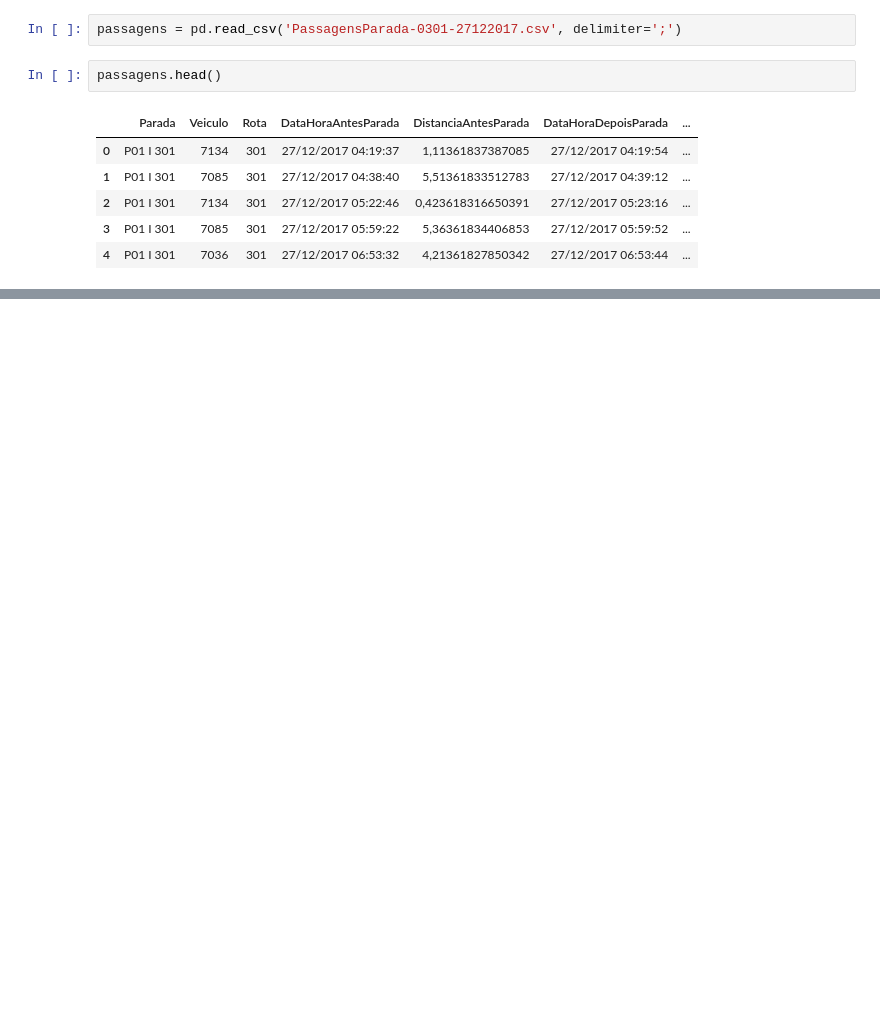
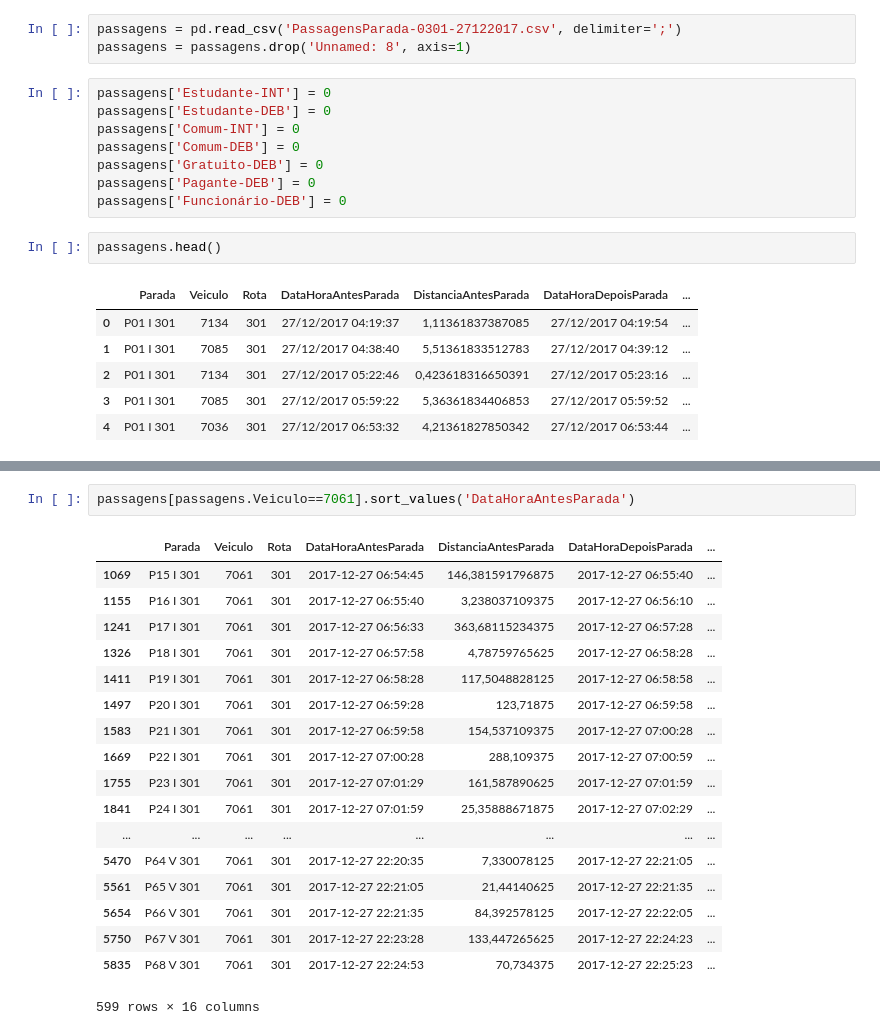
Before and after one commit to ycaroravel/jp_transit_analytics, a Jupyter notebook: Untitled.ipynb, the cells around one changed output, grey strips where cells are left out. Cells and saved outputs as stored; diff of their text form; blank space fills up the shorter version.

```diff
--- a/Untitled.ipynb
+++ b/Untitled.ipynb
@@ -17,5 +46,14 @@ cartoes.head()
 # %%
 passagens = pd.read_csv('PassagensParada-0301-27122017.csv', delimiter=';')
+passagens = passagens.drop('Unnamed: 8', axis=1)
+# %%
+passagens['Estudante-INT'] = 0
+passagens['Estudante-DEB'] = 0
+passagens['Comum-INT'] = 0
+passagens['Comum-DEB'] = 0
+passagens['Gratuito-DEB'] = 0
+passagens['Pagante-DEB'] = 0
+passagens['Funcionário-DEB'] = 0
 # %%
 passagens.head()
 # %% [output]
@@ -27,0 +111,21 @@ passagens.head()
+# %%
+passagens[passagens.Veiculo==7061].sort_values('DataHoraAntesParada')
+# %% [output]
+|  | Parada | Veiculo | Rota | DataHoraAntesParada | DistanciaAntesParada | DataHoraDepoisParada | ... |
+| 1069 | P15 I 301 | 7061 | 301 | 2017-12-27 06:54:45 | 146,381591796875 | 2017-12-27 06:55:40 | ... |
+| 1155 | P16 I 301 | 7061 | 301 | 2017-12-27 06:55:40 | 3,238037109375 | 2017-12-27 06:56:10 | ... |
+| 1241 | P17 I 301 | 7061 | 301 | 2017-12-27 06:56:33 | 363,68115234375 | 2017-12-27 06:57:28 | ... |
+| 1326 | P18 I 301 | 7061 | 301 | 2017-12-27 06:57:58 | 4,78759765625 | 2017-12-27 06:58:28 | ... |
+| 1411 | P19 I 301 | 7061 | 301 | 2017-12-27 06:58:28 | 117,5048828125 | 2017-12-27 06:58:58 | ... |
+| 1497 | P20 I 301 | 7061 | 301 | 2017-12-27 06:59:28 | 123,71875 | 2017-12-27 06:59:58 | ... |
+| 1583 | P21 I 301 | 7061 | 301 | 2017-12-27 06:59:58 | 154,537109375 | 2017-12-27 07:00:28 | ... |
+| 1669 | P22 I 301 | 7061 | 301 | 2017-12-27 07:00:28 | 288,109375 | 2017-12-27 07:00:59 | ... |
+| 1755 | P23 I 301 | 7061 | 301 | 2017-12-27 07:01:29 | 161,587890625 | 2017-12-27 07:01:59 | ... |
+| 1841 | P24 I 301 | 7061 | 301 | 2017-12-27 07:01:59 | 25,35888671875 | 2017-12-27 07:02:29 | ... |
+| ... | ... | ... | ... | ... | ... | ... | ... |
+| 5470 | P64 V 301 | 7061 | 301 | 2017-12-27 22:20:35 | 7,330078125 | 2017-12-27 22:21:05 | ... |
+| 5561 | P65 V 301 | 7061 | 301 | 2017-12-27 22:21:05 | 21,44140625 | 2017-12-27 22:21:35 | ... |
+| 5654 | P66 V 301 | 7061 | 301 | 2017-12-27 22:21:35 | 84,392578125 | 2017-12-27 22:22:05 | ... |
+| 5750 | P67 V 301 | 7061 | 301 | 2017-12-27 22:23:28 | 133,447265625 | 2017-12-27 22:24:23 | ... |
+| 5835 | P68 V 301 | 7061 | 301 | 2017-12-27 22:24:53 | 70,734375 | 2017-12-27 22:25:23 | ... |
+599 rows × 16 columns
```
Also changed, not shown: parts of 19 cells of this notebook.
